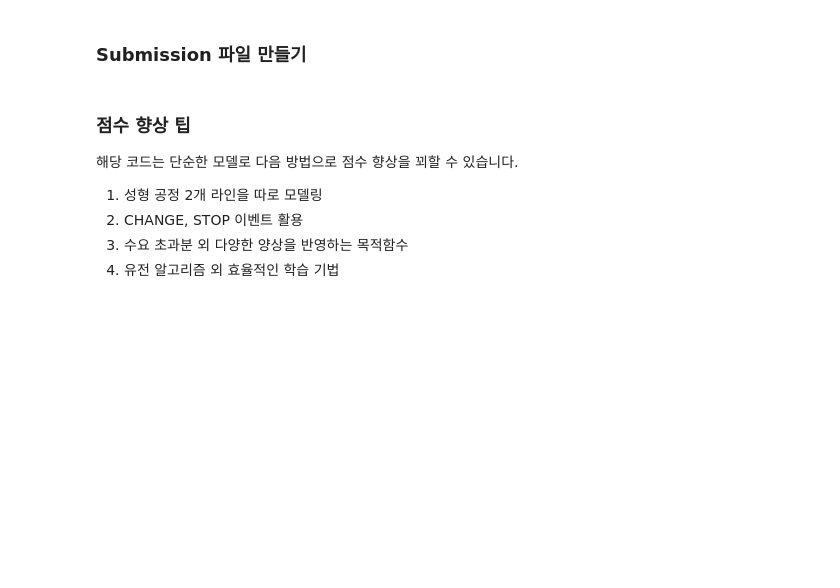
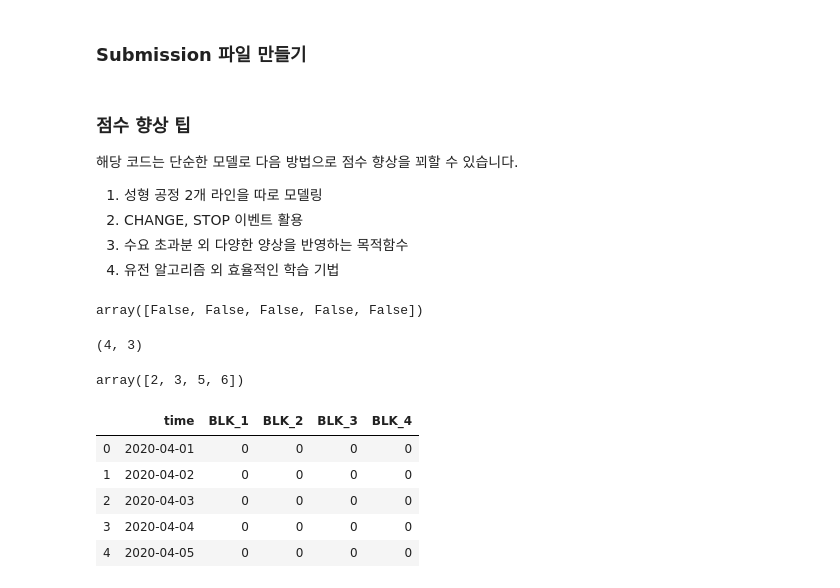
Before and after one commit to ew5224/DACON-Manufacture-Process-Optimization, a Jupyter notebook: ga_code/main.ipynb, the cells around one changed output. Cells and saved outputs as stored; diff of their text form; code cells hidden in the pictures; blank space fills up the shorter version.

```diff
--- a/ga_code/main.ipynb
+++ b/ga_code/main.ipynb
@@ -265,3 +344,13 @@ submission.to_csv('Dacon_baseline.csv', index=False)
 2. CHANGE, STOP 이벤트 활용
 3. 수요 초과분 외 다양한 양상을 반영하는 목적함수
 4. 유전 알고리즘 외 효율적인 학습 기법
+# %%
+import numpy as np
+np.zeros([5], np.bool)
+# %% [output]
+array([False, False, False, False, False])
+# %%
+x = np.array([[1,2,3],[4,5,6],[7,8,9],[0,1,2]])
+np.shape(x)
+# %% [output]
+(4, 3)
@@ -267,0 +362,6 @@ submission.to_csv('Dacon_baseline.csv', index=False)
+# %%
+
+y = x[:2, 1:3].reshape(-1)
+y
+# %% [output]
+array([2, 3, 5, 6])
@@ -267,0 +370,9 @@ submission.to_csv('Dacon_baseline.csv', index=False)
+# %%
+order_ini.head()
+# %% [output]
+|  | time | BLK_1 | BLK_2 | BLK_3 | BLK_4 |
+| 0 | 2020-04-01 | 0 | 0 | 0 | 0 |
+| 1 | 2020-04-02 | 0 | 0 | 0 | 0 |
+| 2 | 2020-04-03 | 0 | 0 | 0 | 0 |
+| 3 | 2020-04-04 | 0 | 0 | 0 | 0 |
+| 4 | 2020-04-05 | 0 | 0 | 0 | 0 |
```
Also changed, not shown: parts of 16 cells of this notebook.
